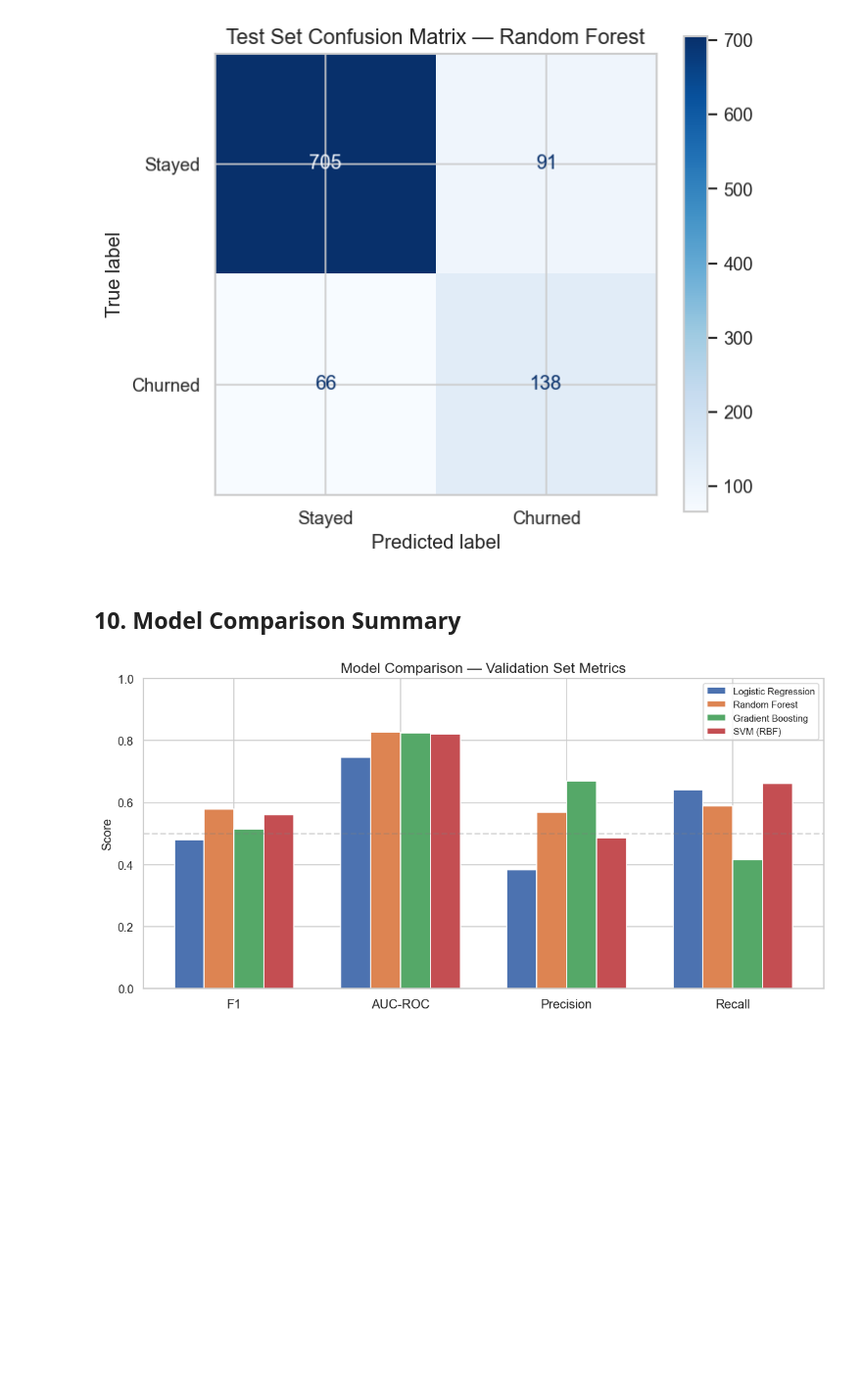
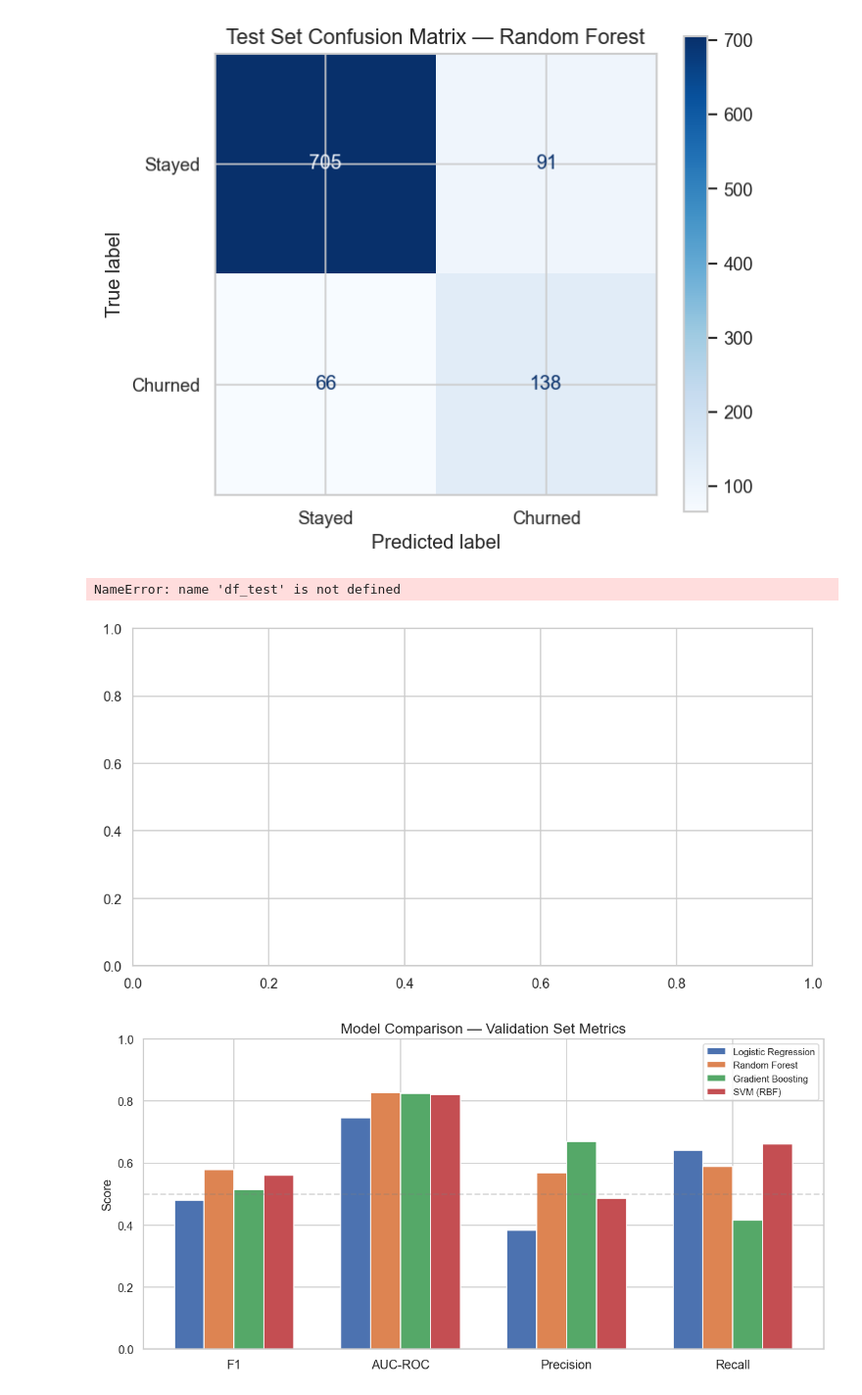
Before and after one commit to valgondry/Machine-Learning-KUBS, a Jupyter notebook: modeling.ipynb, the cells around one changed output. Shown at 98% size. Saved outputs shown, nothing was run; the diff lists cells and outputs as text; code cells hidden in the pictures; blank space fills up the shorter version.

```diff
--- a/modeling.ipynb
+++ b/modeling.ipynb
@@ -354,8 +370,31 @@ plt.savefig('fig_test_confusion.png')
 plt.show()
 # %% [output]
 [figure]
-# %% [markdown]
-## 10. Model Comparison Summary
+# %%
+# Side-by-side bar chart of key metrics
+metrics_to_plot = ['F1', 'AUC-ROC', 'Precision', 'Recall']
+
+fig, ax = plt.subplots(figsize=(10, 5))
+x = np.arange(len(metrics_to_plot))
+width = 0.18
+
+for i, (name, _) in enumerate(models.items()):
+    vals = [df_test.loc[name, m] for m in metrics_to_plot]
+    ax.bar(x + i * width, vals, width, label=name, color=colors[i])
+
+ax.set_xticks(x + 1.5 * width)
+ax.set_xticklabels(metrics_to_plot, fontsize=12)
+ax.set_ylabel('Score', fontsize=12)
+ax.set_title('Model Comparison — Test Set Metrics', fontsize=14)
+ax.legend(fontsize=9)
+ax.set_ylim(0, 1.0)
+ax.axhline(y=0.5, color='gray', linestyle='--', alpha=0.3)
+plt.tight_layout()
+plt.savefig('fig_model_comparison.png')
+plt.show()
+# %% [output]
+NameError: name 'df_test' is not defined
+[figure, added]
 # %%
 # Side-by-side bar chart of key metrics
 metrics_to_plot = ['F1', 'AUC-ROC', 'Precision', 'Recall']
```
Also changed, not shown: parts of 7 cells of this notebook.
